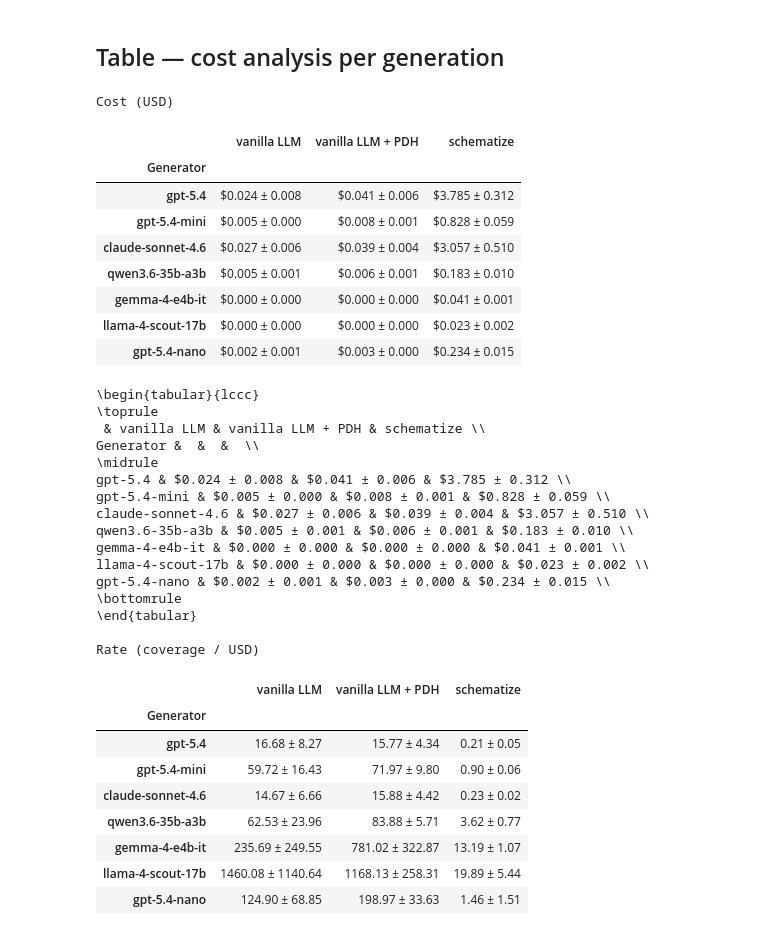
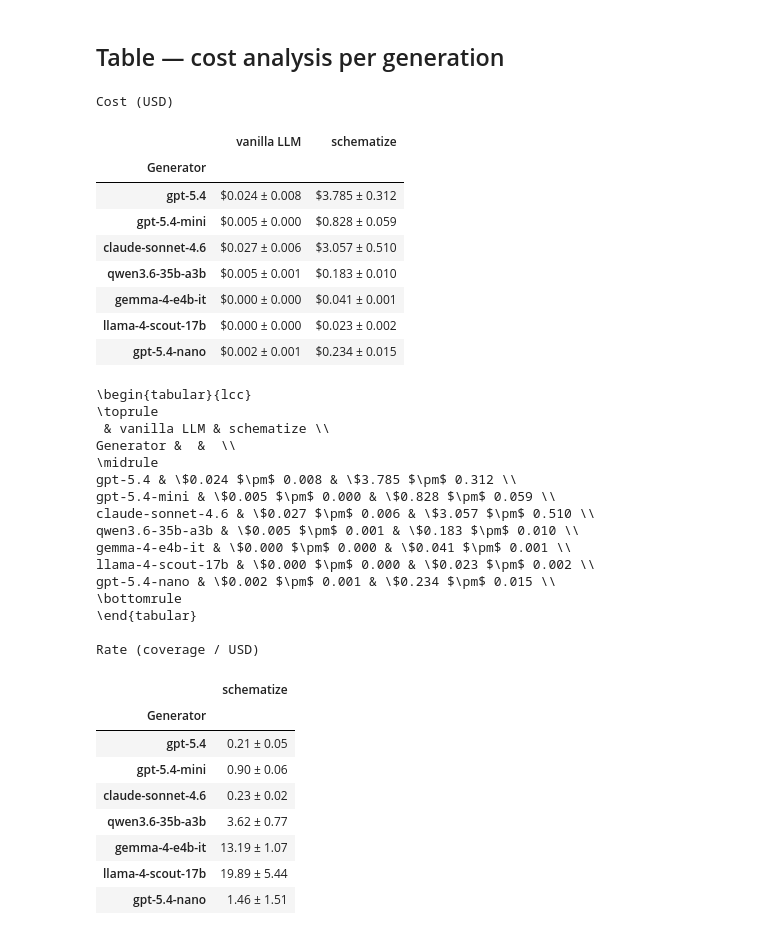
Before and after one commit to pwr-ai/schematize, a Jupyter notebook: notebooks/single_run_analysis.ipynb, the cells around one changed output. Drawn from its saved outputs; the diff is of its cells as text; code cells hidden in the pictures.

```diff
--- a/notebooks/single_run_analysis.ipynb
+++ b/notebooks/single_run_analysis.ipynb
@@ -29,4 +29,8 @@ plt.rcParams.update({
     "pdf.fonttype": 42,
     "ps.fonttype": 42,
 })
+
+
+def latex_escape(s):
+    return s.replace("$", "\\$").replace("%", "\\%").replace("±", "$\\pm$")
 # %%
@@ -409,14 +397,13 @@ Saved: /home/asawczyn/dev/schematize/outputs/figures/coverage_by_method_bars.pdf
 # %% [markdown]
 ## Table — cost analysis per generation
 # %%
+# "baseline" (vanilla LLM + PDH) used a different, unmeasured protocol, so its
+# cost is unknown and it is excluded here rather than reported inaccurately.
 COST_DIRS = {
     "schematize":     ROOT / "outputs" / "generated_schemas",
-    "baseline":       ROOT / "outputs" / "baseline",
     "baseline_no_pd": ROOT / "outputs" / "baseline_no_pd",
 }
 
-# Price per 1M tokens (input, cached_input, output) — short context
-# llama, qwen, gemma pricing taken from https://pricepertoken.com/
 PRICING = {
     "gpt-5.4":           (2.50,  0.250, 15.00),
     "gpt-5.4-mini":      (0.75,  0.075,  4.50),
@@ -452,74 +439,76 @@ for method, base_dir in COST_DIRS.items():
 
 cost_df = pd.DataFrame(cost_records)
 
+# Rate (coverage / cost) is only meaningful for schematize: the baselines'
+# cost is either unknown (PDH) or not a fair basis for a cost-efficiency metric.
 rate_df = (
-    combined_df
+    combined_df[combined_df["method"] == "schematize"]
     .merge(cost_df, on=["method", "generator", "dataset"])
     .assign(rate=lambda d: d["coverage"] / d["cost_usd"])
 )
 
 
 def pivot_stats_table(data, value_col, fmt):
     mean = data.pivot_table(index="generator", columns="method", values=value_col, aggfunc="mean")
     std  = data.pivot_table(index="generator", columns="method", values=value_col, aggfunc="std")
     method_cols = [m for m in METHOD_ORDER if m in mean.columns]
     order = [g for g in generator_order if g in mean.index]
     mean, std = mean.loc[order, method_cols], std.loc[order, method_cols]
     table = pd.DataFrame(
         {c: [fmt(m, s) for m, s in zip(mean[c], std[c])] for c in mean.columns},
         index=mean.index,
     )
     table.columns = [METHOD_NAMES[m] for m in method_cols]
     return table.rename_axis("Generator")
 
 
 cost_table = pivot_stats_table(
     cost_df, "cost_usd", lambda m, s: f"${m:.3f} ± {s:.3f}" if pd.notna(m) else "-"
 )
 rate_table = pivot_stats_table(
     rate_df, "rate", lambda m, s: f"{m:.2f} ± {s:.2f}" if pd.notna(m) else "-"
 )
 
 print("Cost (USD)")
 display(cost_table)
-print(cost_table.to_latex(column_format="l" + "c" * len(cost_table.columns)))
+print(cost_table.map(latex_escape).to_latex(column_format="l" + "c" * len(cost_table.columns)))
 
 print("Rate (coverage / USD)")
 display(rate_table)
-print(rate_table.to_latex(column_format="l" + "c" * len(rate_table.columns)))
+print(rate_table.map(latex_escape).to_latex(column_format="l" + "c" * len(rate_table.columns)))
 # %% [output]
 Cost (USD)
-|  | vanilla LLM | vanilla LLM + PDH | schematize |
-| Generator |  |  |  |
-| gpt-5.4 | $0.024 ± 0.008 | $0.041 ± 0.006 | $3.785 ± 0.312 |
-| gpt-5.4-mini | $0.005 ± 0.000 | $0.008 ± 0.001 | $0.828 ± 0.059 |
-| claude-sonnet-4.6 | $0.027 ± 0.006 | $0.039 ± 0.004 | $3.057 ± 0.510 |
-| qwen3.6-35b-a3b | $0.005 ± 0.001 | $0.006 ± 0.001 | $0.183 ± 0.010 |
-| gemma-4-e4b-it | $0.000 ± 0.000 | $0.000 ± 0.000 | $0.041 ± 0.001 |
-| llama-4-scout-17b | $0.000 ± 0.000 | $0.000 ± 0.000 | $0.023 ± 0.002 |
-| gpt-5.4-nano | $0.002 ± 0.001 | $0.003 ± 0.000 | $0.234 ± 0.015 |
+|  | vanilla LLM | schematize |
+| Generator |  |  |
+| gpt-5.4 | $0.024 ± 0.008 | $3.785 ± 0.312 |
+| gpt-5.4-mini | $0.005 ± 0.000 | $0.828 ± 0.059 |
+| claude-sonnet-4.6 | $0.027 ± 0.006 | $3.057 ± 0.510 |
+| qwen3.6-35b-a3b | $0.005 ± 0.001 | $0.183 ± 0.010 |
+| gemma-4-e4b-it | $0.000 ± 0.000 | $0.041 ± 0.001 |
+| llama-4-scout-17b | $0.000 ± 0.000 | $0.023 ± 0.002 |
+| gpt-5.4-nano | $0.002 ± 0.001 | $0.234 ± 0.015 |
-\begin{tabular}{lccc}
+\begin{tabular}{lcc}
 \toprule
- & vanilla LLM & vanilla LLM + PDH & schematize \\
-Generator &  &  &  \\
+ & vanilla LLM & schematize \\
+Generator &  &  \\
 \midrule
-gpt-5.4 & $0.024 ± 0.008 & $0.041 ± 0.006 & $3.785 ± 0.312 \\
-gpt-5.4-mini & $0.005 ± 0.000 & $0.008 ± 0.001 & $0.828 ± 0.059 \\
-claude-sonnet-4.6 & $0.027 ± 0.006 & $0.039 ± 0.004 & $3.057 ± 0.510 \\
-qwen3.6-35b-a3b & $0.005 ± 0.001 & $0.006 ± 0.001 & $0.183 ± 0.010 \\
-gemma-4-e4b-it & $0.000 ± 0.000 & $0.000 ± 0.000 & $0.041 ± 0.001 \\
-llama-4-scout-17b & $0.000 ± 0.000 & $0.000 ± 0.000 & $0.023 ± 0.002 \\
-gpt-5.4-nano & $0.002 ± 0.001 & $0.003 ± 0.000 & $0.234 ± 0.015 \\
+gpt-5.4 & \$0.024 $\pm$ 0.008 & \$3.785 $\pm$ 0.312 \\
+gpt-5.4-mini & \$0.005 $\pm$ 0.000 & \$0.828 $\pm$ 0.059 \\
+claude-sonnet-4.6 & \$0.027 $\pm$ 0.006 & \$3.057 $\pm$ 0.510 \\
+qwen3.6-35b-a3b & \$0.005 $\pm$ 0.001 & \$0.183 $\pm$ 0.010 \\
+gemma-4-e4b-it & \$0.000 $\pm$ 0.000 & \$0.041 $\pm$ 0.001 \\
+llama-4-scout-17b & \$0.000 $\pm$ 0.000 & \$0.023 $\pm$ 0.002 \\
+gpt-5.4-nano & \$0.002 $\pm$ 0.001 & \$0.234 $\pm$ 0.015 \\
 \bottomrule
 \end{tabular}
 
 Rate (coverage / USD)
-|  | vanilla LLM | vanilla LLM + PDH | schematize |
-| Generator |  |  |  |
-| gpt-5.4 | 16.68 ± 8.27 | 15.77 ± 4.34 | 0.21 ± 0.05 |
-| gpt-5.4-mini | 59.72 ± 16.43 | 71.97 ± 9.80 | 0.90 ± 0.06 |
-| claude-sonnet-4.6 | 14.67 ± 6.66 | 15.88 ± 4.42 | 0.23 ± 0.02 |
-| qwen3.6-35b-a3b | 62.53 ± 23.96 | 83.88 ± 5.71 | 3.62 ± 0.77 |
-| gemma-4-e4b-it | 235.69 ± 249.55 | 781.02 ± 322.87 | 13.19 ± 1.07 |
-| llama-4-scout-17b | 1460.08 ± 1140.64 | 1168.13 ± 258.31 | 19.89 ± 5.44 |
-| gpt-5.4-nano | 124.90 ± 68.85 | 198.97 ± 33.63 | 1.46 ± 1.51 |
+|  | schematize |
+| Generator |  |
+| gpt-5.4 | 0.21 ± 0.05 |
+| gpt-5.4-mini | 0.90 ± 0.06 |
+| claude-sonnet-4.6 | 0.23 ± 0.02 |
+| qwen3.6-35b-a3b | 3.62 ± 0.77 |
+| gemma-4-e4b-it | 13.19 ± 1.07 |
+| llama-4-scout-17b | 19.89 ± 5.44 |
+| gpt-5.4-nano | 1.46 ± 1.51 |
```
Also changed, not shown: parts of 10 cells of this notebook, 4 other files.
